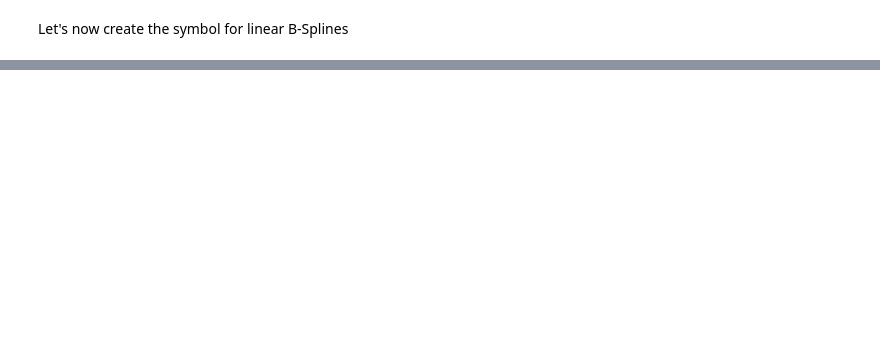
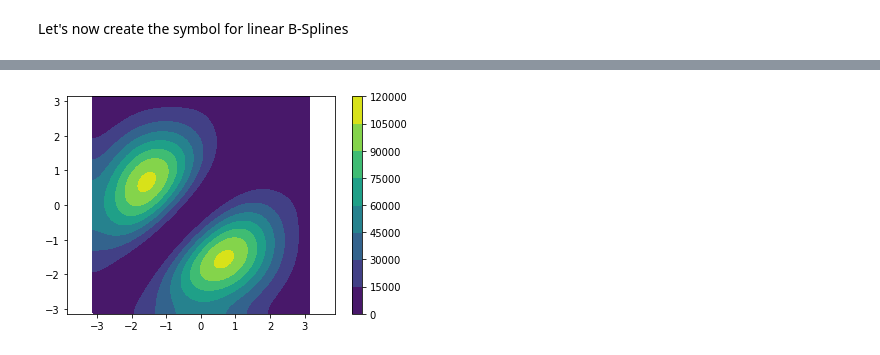
Before and after one commit to pyccel/IGA-Python, a Jupyter notebook: lessons/Chapter7/04_anisotropic_diffusion_2d.ipynb, the cells around one changed output, grey strips where cells are left out. Saved outputs shown, nothing was run; the diff lists cells and outputs as text; code cells hidden in the pictures; blank space fills up the shorter version.

```diff
--- a/lessons/Chapter7/04_anisotropic_diffusion_2d.ipynb
+++ b/lessons/Chapter7/04_anisotropic_diffusion_2d.ipynb
@@ -169,0 +272,6 @@ plt.colorbar();
+# %%
+symbol_a = compile_symbol('symbol_2', a, V,
+                          context=context,
+                          d_constants=d_constants,
+                          d_args=d_types,
+                          backend='fortran')
@@ -169,0 +306,21 @@ plt.colorbar();
+# %%
+# ... compute the symbol f_a / f_c
+nx = 100 ; ny = 100
+t1 = linspace(-pi,pi, nx)
+t2 = linspace(-pi,pi, ny)
+
+x = linspace(0.,1.,nx)
+y = linspace(0.,1.,ny)
+
+f = zeros((nx, ny), order='F')
+symbol_a(x,y,t1,t2, f, d_args['k_par'])
+# ...
+
+# ... plot
+T1,T2 = meshgrid(t1,t2)
+plt.contourf(T1, T2, f)
+plt.axis("equal")
+plt.colorbar();
+# ...
+# %% [output]
+[figure, added]
```
Also changed, not shown: parts of 15 cells of this notebook, 5 other files.
